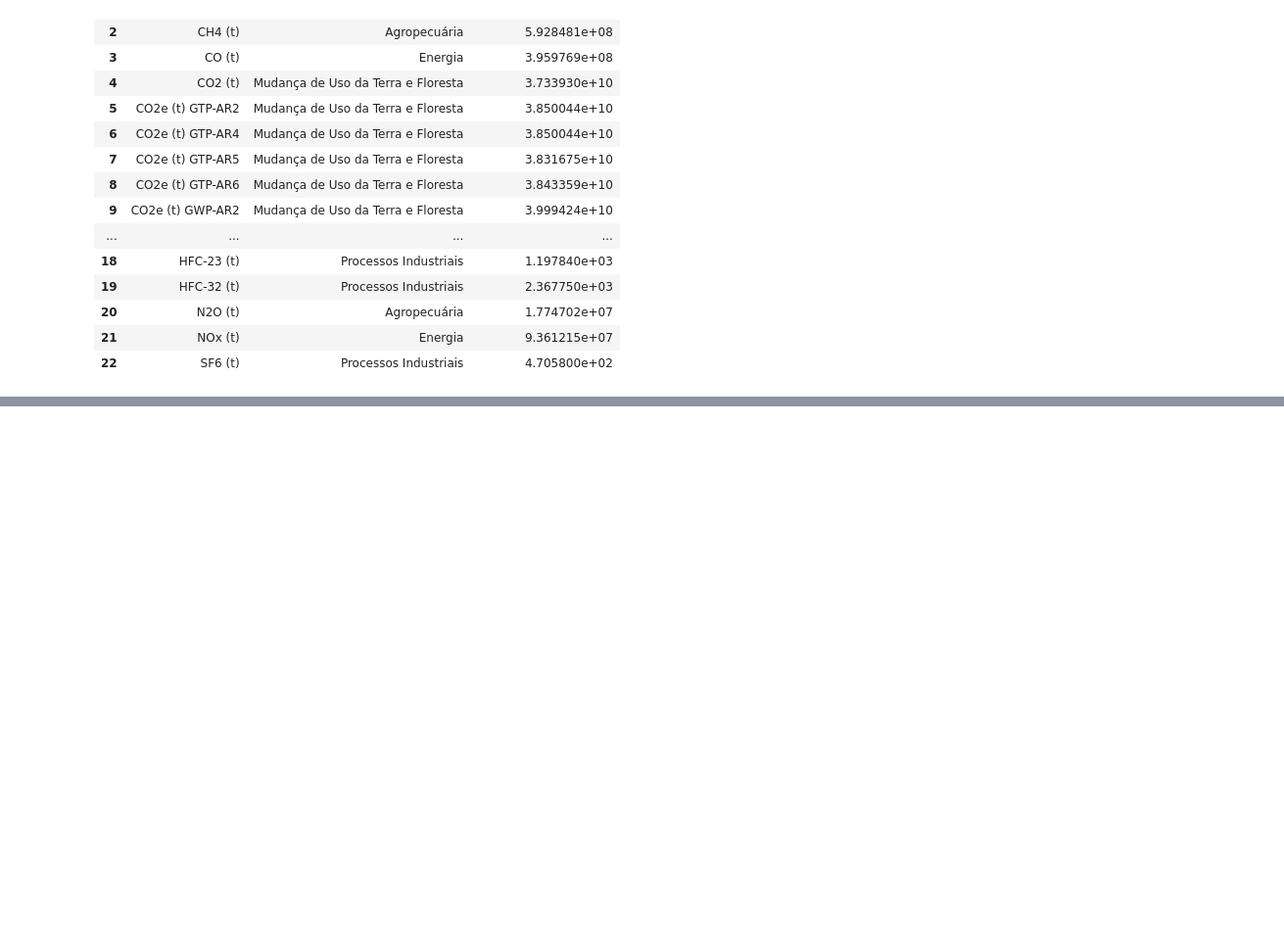
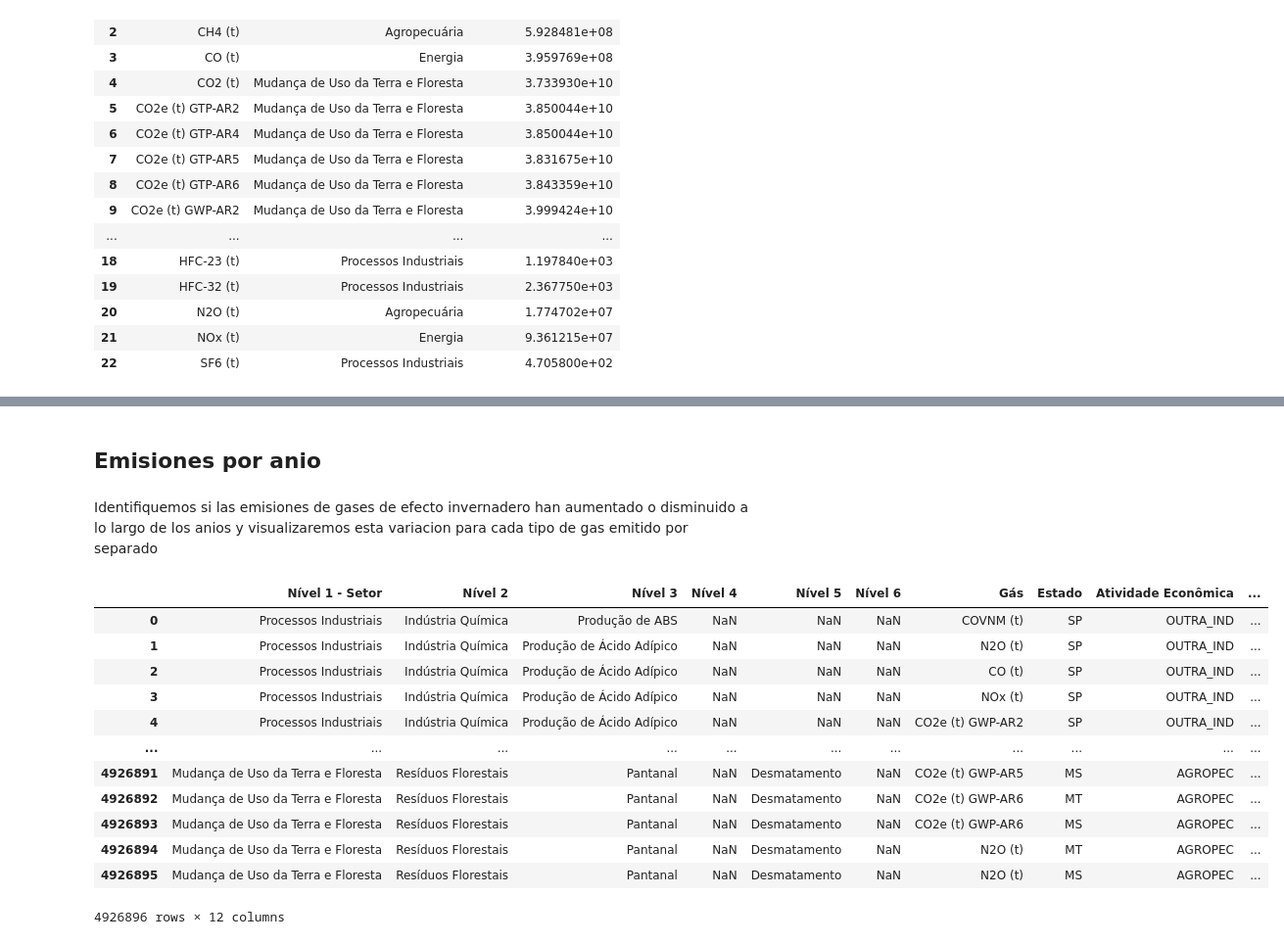
Before and after one commit to RubenAndreeB/AluraCourse, a Jupyter notebook: Seleccion_y_agrupamiento_de_datos_con_pandas.ipynb, the cells around one changed output, grey strips where cells are left out. Shown at 98% size. Cells and saved outputs as stored; diff of their text form; code cells hidden in the pictures; blank space fills up the shorter version.

```diff
--- a/Seleccion_y_agrupamiento_de_datos_con_pandas.ipynb
+++ b/Seleccion_y_agrupamiento_de_datos_con_pandas.ipynb
@@ -502,0 +540,20 @@ tabla_totalizada
+# %% [markdown]
+## Emisiones por anio
+# %% [markdown]
+Identifiquemos si las emisiones de gases de efecto invernadero han aumentado o disminuido a lo largo de los anios y visualizaremos esta variacion para cada tipo de gas emitido por separado
+# %%
+emisiones_por_ano
+# %% [output]
+|  | Nível 1 - Setor | Nível 2 | Nível 3 | Nível 4 | Nível 5 | Nível 6 | Gás | Estado | Atividade Econômica | ... |
+| 0 | Processos Industriais | Indústria Química | Produção de ABS | NaN | NaN | NaN | COVNM (t) | SP | OUTRA_IND | ... |
+| 1 | Processos Industriais | Indústria Química | Produção de Ácido Adípico | NaN | NaN | NaN | N2O (t) | SP | OUTRA_IND | ... |
+| 2 | Processos Industriais | Indústria Química | Produção de Ácido Adípico | NaN | NaN | NaN | CO (t) | SP | OUTRA_IND | ... |
+| 3 | Processos Industriais | Indústria Química | Produção de Ácido Adípico | NaN | NaN | NaN | NOx (t) | SP | OUTRA_IND | ... |
+| 4 | Processos Industriais | Indústria Química | Produção de Ácido Adípico | NaN | NaN | NaN | CO2e (t) GWP-AR2 | SP | OUTRA_IND | ... |
+| ... | ... | ... | ... | ... | ... | ... | ... | ... | ... | ... |
+| 4926891 | Mudança de Uso da Terra e Floresta | Resíduos Florestais | Pantanal | NaN | Desmatamento | NaN | CO2e (t) GWP-AR5 | MS | AGROPEC | ... |
+| 4926892 | Mudança de Uso da Terra e Floresta | Resíduos Florestais | Pantanal | NaN | Desmatamento | NaN | CO2e (t) GWP-AR6 | MT | AGROPEC | ... |
+| 4926893 | Mudança de Uso da Terra e Floresta | Resíduos Florestais | Pantanal | NaN | Desmatamento | NaN | CO2e (t) GWP-AR6 | MS | AGROPEC | ... |
+| 4926894 | Mudança de Uso da Terra e Floresta | Resíduos Florestais | Pantanal | NaN | Desmatamento | NaN | N2O (t) | MT | AGROPEC | ... |
+| 4926895 | Mudança de Uso da Terra e Floresta | Resíduos Florestais | Pantanal | NaN | Desmatamento | NaN | N2O (t) | MS | AGROPEC | ... |
+4926896 rows × 12 columns
```
Also changed, not shown: parts of 10 cells of this notebook.
